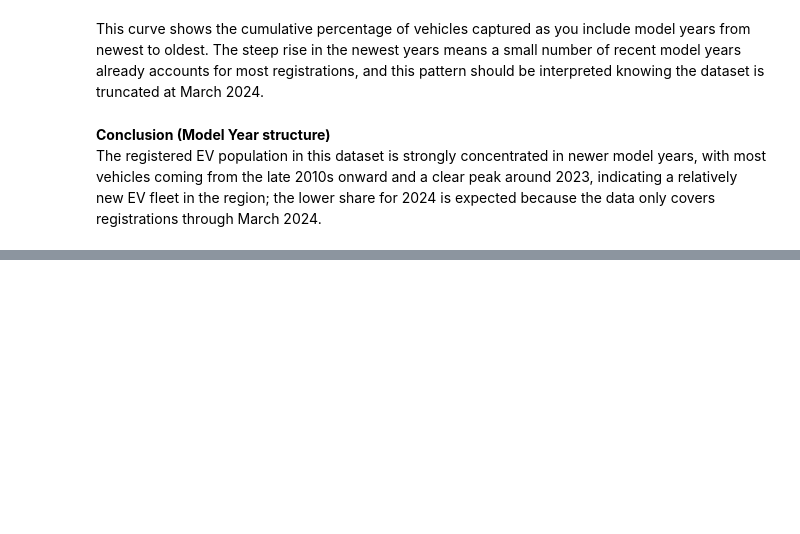
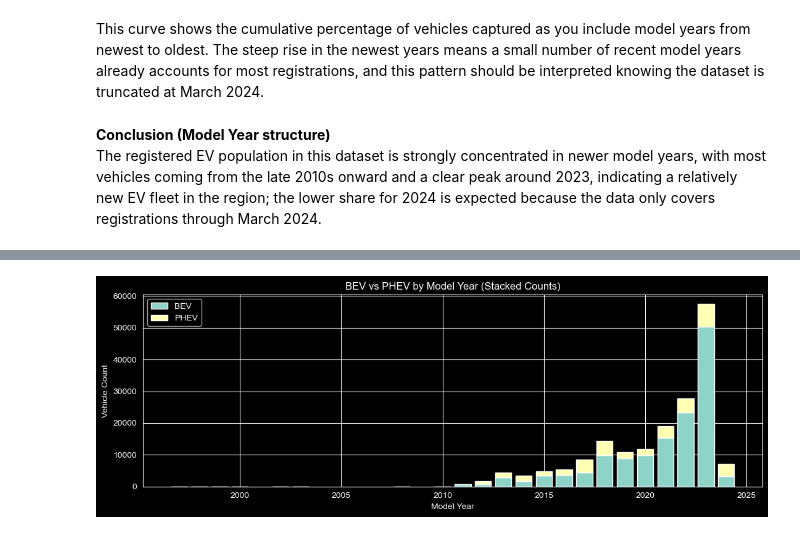
Before and after one commit to dongbaiqi22/EV_analysis, a Jupyter notebook: notebooks/02_EDA_market_analysis.ipynb, the cells around one changed output, grey strips where cells are left out. Drawn from its saved outputs; the diff is of its cells as text; code cells hidden in the pictures; blank space fills up the shorter version.

```diff
--- a/notebooks/02_EDA_market_analysis.ipynb
+++ b/notebooks/02_EDA_market_analysis.ipynb
@@ -132,0 +184,17 @@ The registered EV population in this dataset is strongly concentrated in newer m
+# %%
+# Count BEV and PHEV records by model year and reshape the result for comparison.
+year_type = (
+    df_q2[df_q2["ev_type_simplified"].isin(["BEV", "PHEV"])]
+    .groupby([MODEL_YEAR_COL, "ev_type_simplified"])
+    .size()
+    .rename("count")
+    .reset_index()
+    .sort_values(MODEL_YEAR_COL)
+)
+
+pivot_counts = (
+    year_type.pivot(index=MODEL_YEAR_COL, columns="ev_type_simplified", values="count")
+    .fillna(0)
+)
+
+pivot_counts.head()
@@ -132,0 +209,18 @@ The registered EV population in this dataset is strongly concentrated in newer m
+# %%
+# Create a stacked bar chart showing BEV and PHEV counts for each model year.
+plt.figure(figsize=(11,4))
+plt.bar(pivot_counts.index.astype(int), pivot_counts.get("BEV", 0), label="BEV")
+plt.bar(
+    pivot_counts.index.astype(int),
+    pivot_counts.get("PHEV", 0),
+    bottom=pivot_counts.get("BEV", 0),
+    label="PHEV"
+)
+plt.title("BEV vs PHEV by Model Year (Stacked Counts)")
+plt.xlabel("Model Year")
+plt.ylabel("Vehicle Count")
+plt.legend()
+plt.tight_layout()
+plt.show()
+# %% [output]
+[figure, added]
```
Also changed, not shown: parts of 8 cells of this notebook.
